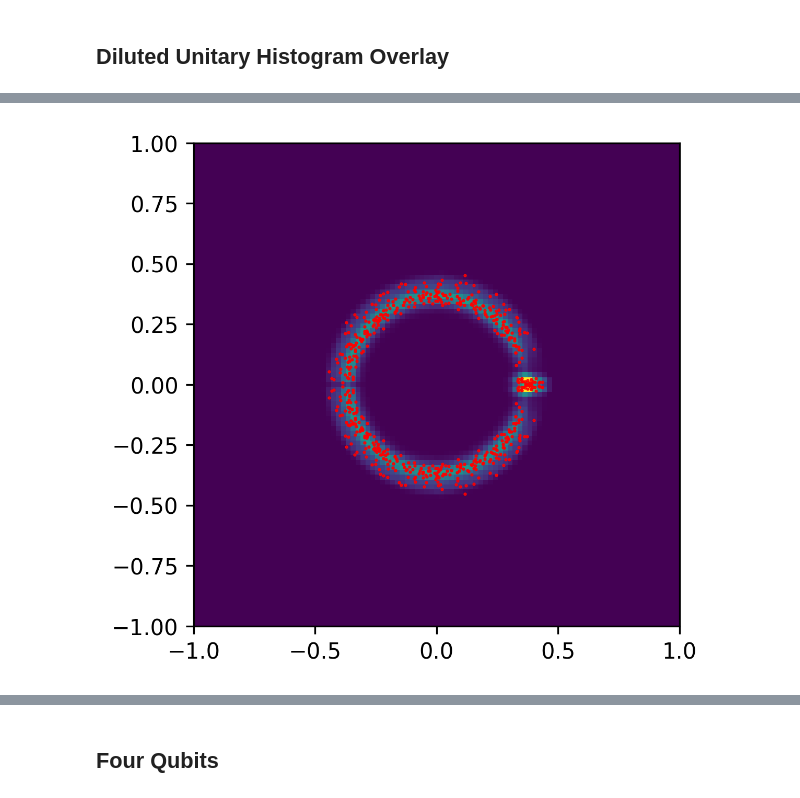
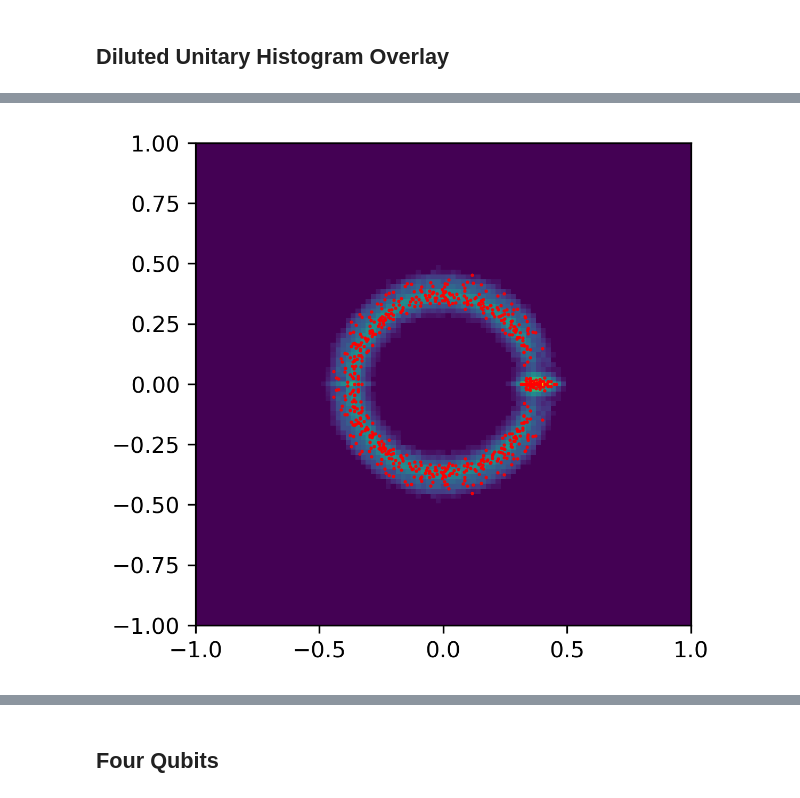
Before and after one commit to KristianWold/experimental-quantum-spectrum, a Jupyter notebook: notebooks/analysis/Diluted Unitary Fitting, Analysis.ipynb, the cells around one changed output, grey strips where cells are left out. Saved outputs shown, nothing was run; the diff lists cells and outputs as text; code cells hidden in the pictures.

```diff
--- a/notebooks/analysis/Diluted Unitary Fitting, Analysis.ipynb
+++ b/notebooks/analysis/Diluted Unitary Fitting, Analysis.ipynb
@@ -51,13 +52,13 @@ def resample_diluted(diluted_model, num_samples, rng):
 # %%
 [channel_list1, channel_list2, channel_list3, channel_list4, channel_list5, channel_list6, channel_list7] = loader(data_path("channel_fullRank_belem_longTrain.p"))
 
-spectrum_target_list1 = [channel_spectrum(channel, use_coords=True, keep_real=True) for channel in channel_list1]
-spectrum_target_list2 = [channel_spectrum(channel, use_coords=True, keep_real=False) for channel in channel_list2]
-spectrum_target_list3 = [channel_spectrum(channel, use_coords=True, keep_real=False) for channel in channel_list3]
-spectrum_target_list4 = [channel_spectrum(channel, use_coords=True, keep_real=False) for channel in channel_list4]
-spectrum_target_list5 = [channel_spectrum(channel, use_coords=True, keep_real=False) for channel in channel_list5]
-spectrum_target_list6 = [channel_spectrum(channel, use_coords=True, keep_real=False) for channel in channel_list6]
-spectrum_target_list7 = [channel_spectrum(channel, use_coords=True, keep_real=False) for channel in channel_list7]
+spectrum_target_list1 = [channel_spectrum(channel, keep_unity=False) for channel in channel_list1]
+spectrum_target_list2 = [channel_spectrum(channel, keep_unity=False) for channel in channel_list2]
+spectrum_target_list3 = [channel_spectrum(channel, keep_unity=False) for channel in channel_list3]
+spectrum_target_list4 = [channel_spectrum(channel, keep_unity=False) for channel in channel_list4]
+spectrum_target_list5 = [channel_spectrum(channel, keep_unity=False) for channel in channel_list5]
+spectrum_target_list6 = [channel_spectrum(channel, keep_unity=False) for channel in channel_list6]
+spectrum_target_list7 = [channel_spectrum(channel, keep_unity=False) for channel in channel_list7]
 # %%
 [distance_best_list1, model_best_list1] = loader(data_path("diluted_fitting_8layer.model"))
 [distance_best_list2, model_best_list2] = loader(data_path("diluted_fitting_16layer.model"))
@@ -88,10 +89,10 @@ rng = np.random.default_rng(seed=42)
 
 spectrum_resample_list = []
 for diluted_model in tqdm(model_best_list1):
-    spectrum_resample = resample_diluted(diluted_model, num_samples = 1000, rng=rng)
+    spectrum_resample = resample_diluted(diluted_model, num_samples = 100, rng=rng)
     spectrum_resample_list.append(spectrum_resample)
 
-spectrum_resample = np.concatenate(spectrum_resample_list)
+spectrum_resample1 = np.concatenate(spectrum_resample_list)
 # %%
 fig = plt.figure(figsize=(4,4), dpi = 300, facecolor='w', edgecolor='k')
 
@@ -110,10 +111,10 @@ rng = np.random.default_rng(seed=42)
 
 spectrum_resample_list = []
 for diluted_model in tqdm(model_best_list2):
-    spectrum_resample = resample_diluted(diluted_model, num_samples = 1000, rng=rng)
+    spectrum_resample = resample_diluted(diluted_model, num_samples = 100, rng=rng)
     spectrum_resample_list.append(spectrum_resample)
 
-spectrum_resample = np.concatenate(spectrum_resample_list)
+spectrum_resample2 = np.concatenate(spectrum_resample_list)
 # %%
 fig = plt.figure(figsize=(4,4), dpi = 300, facecolor='w', edgecolor='k')
 
@@ -133,21 +134,21 @@ rng = np.random.default_rng(seed=42)
 
 spectrum_resample_list = []
 for diluted_model in tqdm(model_best_list3):
-    spectrum_resample = resample_diluted(diluted_model, num_samples = 1000, rng=rng)
+    spectrum_resample = resample_diluted(diluted_model, num_samples = 100, rng=rng)
     spectrum_resample_list.append(spectrum_resample)
 
-spectrum_resample = np.concatenate(spectrum_resample_list)
+spectrum_resample3 = np.concatenate(spectrum_resample_list)
 # %%
 fig = plt.figure(figsize=(4,4), dpi = 300, facecolor='w', edgecolor='k')
 
-plt.hist2d(spectrum_resample[:,0], spectrum_resample[:,1], bins = np.linspace(-1, 1, 100))
+plt.hist2d(spectrum_resample3[:,0], spectrum_resample3[:,1], bins = np.linspace(-1, 1, 100), norm=mpl.colors.PowerNorm(gamma=0.5))
 for spectrum in spectrum_target_list3:
     plt.plot(spectrum[:,0], spectrum[:,1], "ro", markersize=0.5)
 
 plt.savefig(image_path("diluted_fitting_24layer.pdf"), bbox_inches='tight')
 plt.show()
 # %% [output]
-[figure, old version]
+[figure, new version]
 # %%
 np.random.seed(42)
 random.seed(42)
```
Also changed, not shown: parts of 11 cells of this notebook, 17 other files.
